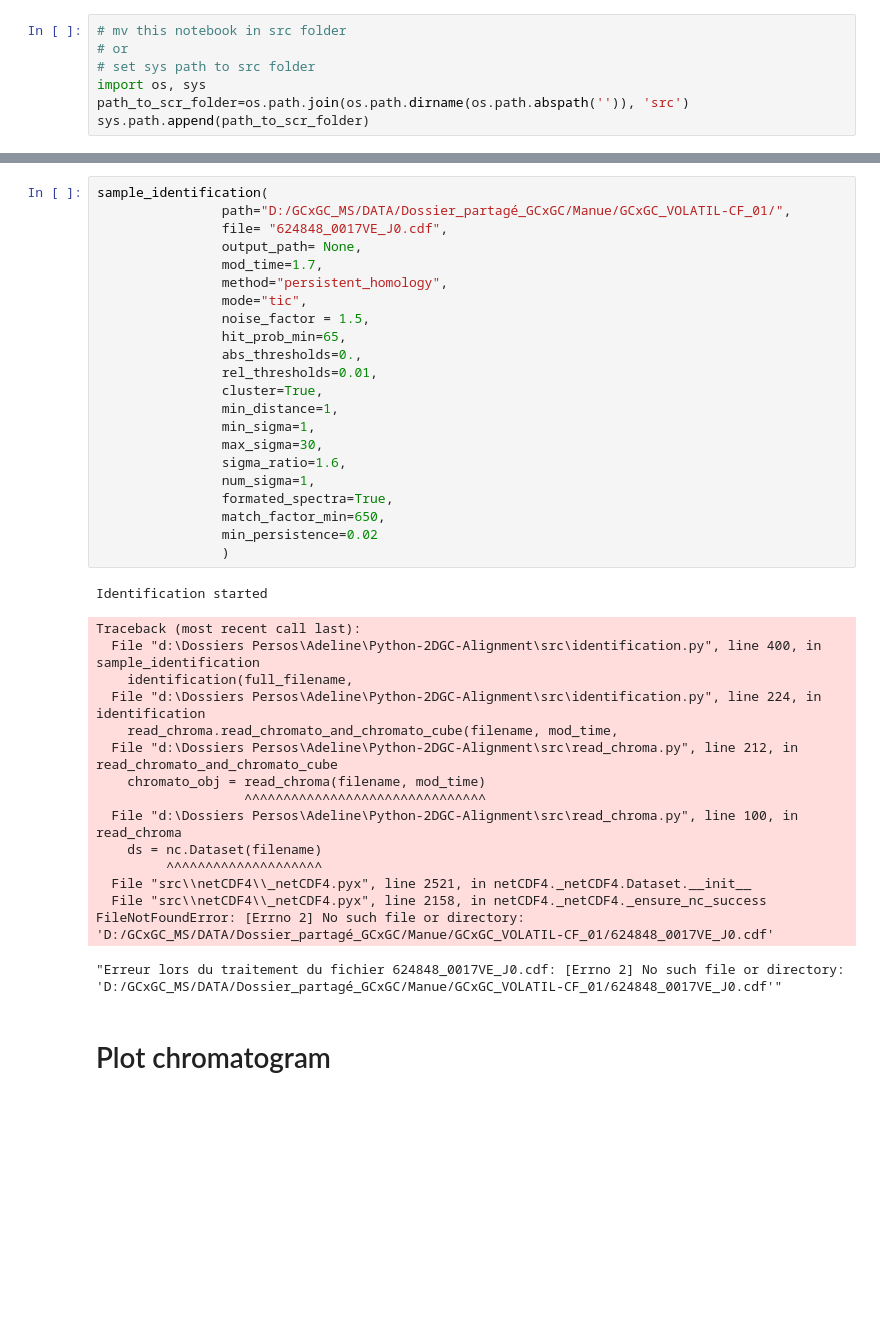
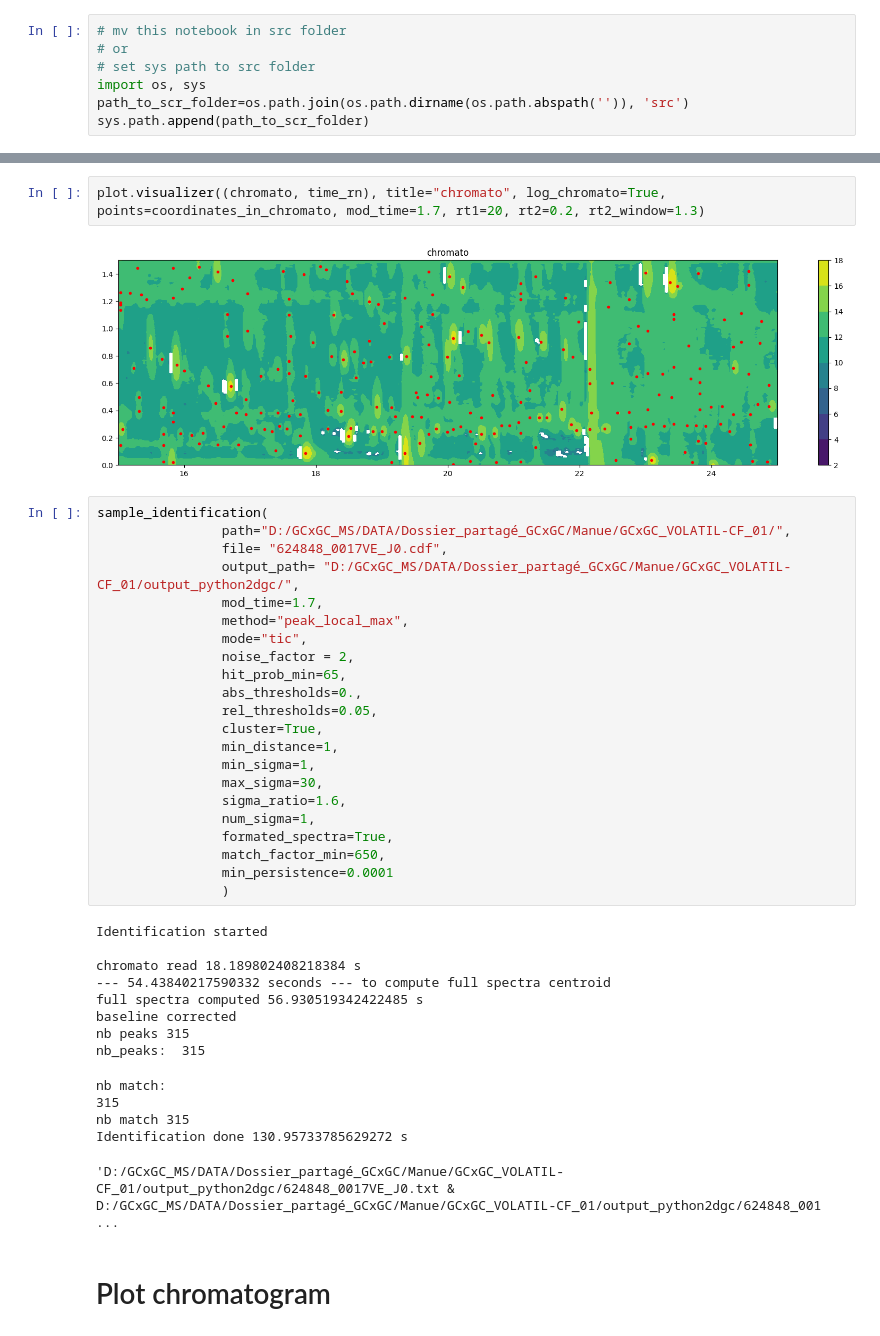
Before and after one commit to Lollith/Python-2DGC-Alignment, a Jupyter notebook: notebooks/plot.ipynb, the cells around one changed output, grey strips where cells are left out. Cells and saved outputs as stored; diff of their text form; blank space fills up the shorter version.

```diff
--- a/notebooks/plot.ipynb
+++ b/notebooks/plot.ipynb
@@ -22,15 +71,19 @@ chromato, time_rn= read_only_chroma(file_path, mod_time = 1.7)
+# %%
+plot.visualizer((chromato, time_rn), title="chromato", log_chromato=True, points=coordinates_in_chromato, mod_time=1.7, rt1=20, rt2=0.2, rt2_window=1.3)
+# %% [output]
+[figure, added]
 # %%
 sample_identification(
                 path="D:/GCxGC_MS/DATA/Dossier_partagé_GCxGC/Manue/GCxGC_VOLATIL-CF_01/",
                 file= "624848_0017VE_J0.cdf",
-                output_path= None,
+                output_path= "D:/GCxGC_MS/DATA/Dossier_partagé_GCxGC/Manue/GCxGC_VOLATIL-CF_01/output_python2dgc/",
                 mod_time=1.7,
-                method="persistent_homology",
+                method="peak_local_max",
                 mode="tic",
-                noise_factor = 1.5,
+                noise_factor = 2,
                 hit_prob_min=65,
                 abs_thresholds=0.,
-                rel_thresholds=0.01,
+                rel_thresholds=0.05,
                 cluster=True,
                 min_distance=1,
                 min_sigma=1,
@@ -39,25 +92,22 @@ sample_identification(
                 num_sigma=1,
                 formated_spectra=True,
                 match_factor_min=650,
-                min_persistence=0.02
+                min_persistence=0.0001
                 )
 # %% [output]
 Identification started
+
+chromato read 18.189802408218384 s
+--- 54.43840217590332 seconds --- to compute full spectra centroid
+full spectra computed 56.930519342422485 s
+baseline corrected
+nb peaks 315
+nb_peaks:  315
-Traceback (most recent call last):
-  File "d:\Dossiers Persos\Adeline\Python-2DGC-Alignment\src\identification.py", line 400, in sample_identification
-    identification(full_filename,
-  File "d:\Dossiers Persos\Adeline\Python-2DGC-Alignment\src\identification.py", line 224, in identification
-    read_chroma.read_chromato_and_chromato_cube(filename, mod_time,
-  File "d:\Dossiers Persos\Adeline\Python-2DGC-Alignment\src\read_chroma.py", line 212, in read_chromato_and_chromato_cube
-    chromato_obj = read_chroma(filename, mod_time)
-                   ^^^^^^^^^^^^^^^^^^^^^^^^^^^^^^^
-  File "d:\Dossiers Persos\Adeline\Python-2DGC-Alignment\src\read_chroma.py", line 100, in read_chroma
-    ds = nc.Dataset(filename)
-         ^^^^^^^^^^^^^^^^^^^^
-  File "src\\netCDF4\\_netCDF4.pyx", line 2521, in netCDF4._netCDF4.Dataset.__init__
-  File "src\\netCDF4\\_netCDF4.pyx", line 2158, in netCDF4._netCDF4._ensure_nc_success
-FileNotFoundError: [Errno 2] No such file or directory: 'D:/GCxGC_MS/DATA/Dossier_partagé_GCxGC/Manue/GCxGC_VOLATIL-CF_01/624848_0017VE_J0.cdf'
+nb match:
+315
+nb match 315
+Identification done 130.95733785629272 s
-"Erreur lors du traitement du fichier 624848_0017VE_J0.cdf: [Errno 2] No such file or directory: 'D:/GCxGC_MS/DATA/Dossier_partagé_GCxGC/Manue/GCxGC_VOLATIL-CF_01/624848_0017VE_J0.cdf'"
+'D:/GCxGC_MS/DATA/Dossier_partagé_GCxGC/Manue/GCxGC_VOLATIL-CF_01/output_python2dgc/624848_0017VE_J0.txt & D:/GCxGC_MS/DATA/Dossier_partagé_GCxGC/Manue/GCxGC_VOLATIL-CF_01/output_python2dgc/624848_001 ...
 # %% [markdown]
 # Plot chromatogram
 # %%
```
Also changed, not shown: parts of 10 cells of this notebook, 9 other files.
